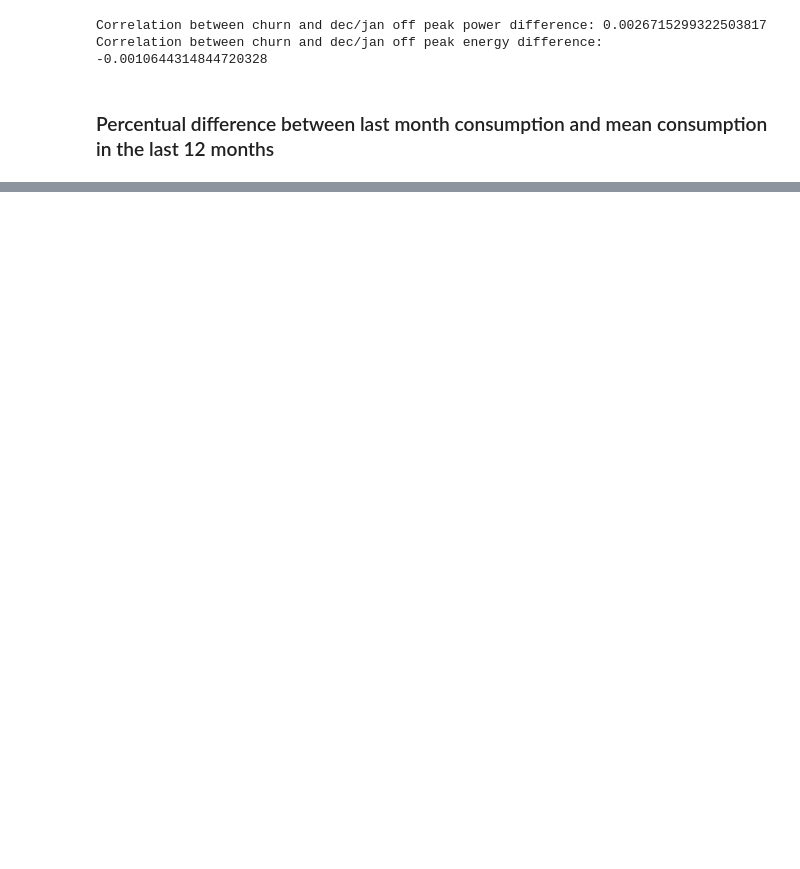
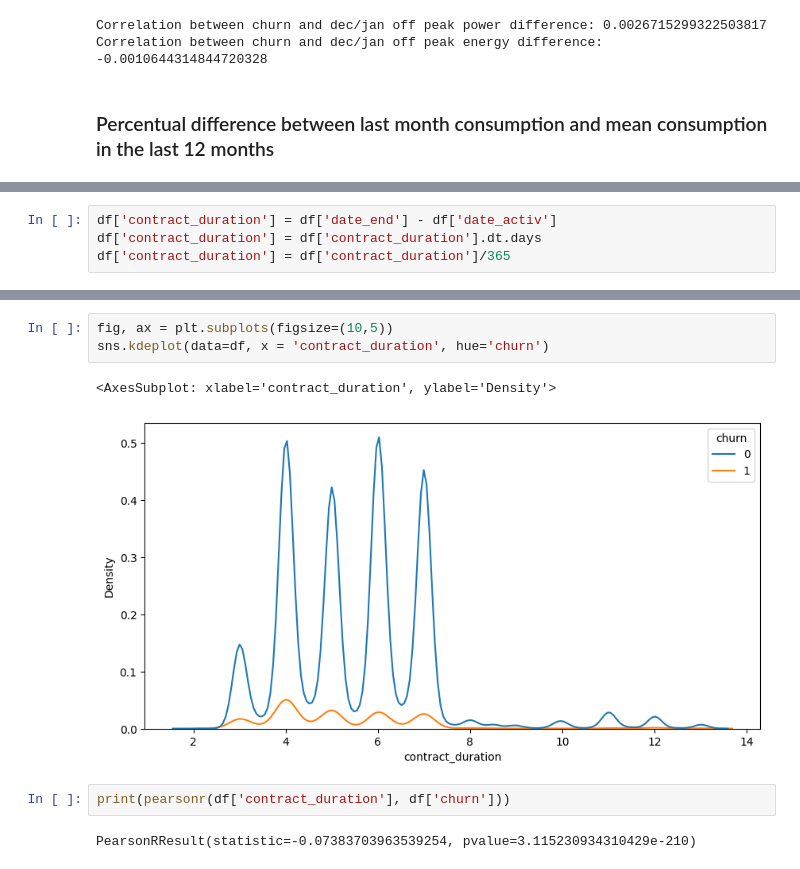
Before and after one commit to LissesCastro/BCG---Experience-Program, a Jupyter notebook: feature_engineering.ipynb, the cells around one changed output, grey strips where cells are left out. Drawn from its saved outputs; the diff is of its cells as text; blank space fills up the shorter version.

```diff
--- a/feature_engineering.ipynb
+++ b/feature_engineering.ipynb
@@ -94,0 +233,4 @@ Correlation between churn and dec/jan off peak energy difference: -0.00106443148
+# %%
+df['contract_duration'] = df['date_end'] - df['date_activ']
+df['contract_duration'] = df['contract_duration'].dt.days
+df['contract_duration'] = df['contract_duration']/365
@@ -94,0 +249,10 @@ Correlation between churn and dec/jan off peak energy difference: -0.00106443148
+# %%
+fig, ax = plt.subplots(figsize=(10,5))
+sns.kdeplot(data=df, x = 'contract_duration', hue='churn')
+# %% [output]
+<AxesSubplot: xlabel='contract_duration', ylabel='Density'>
+[figure, added]
+# %%
+print(pearsonr(df['contract_duration'], df['churn']))
+# %% [output]
+PearsonRResult(statistic=-0.07383703963539254, pvalue=3.115230934310429e-210)
```
Also changed, not shown: parts of 32 cells of this notebook.
